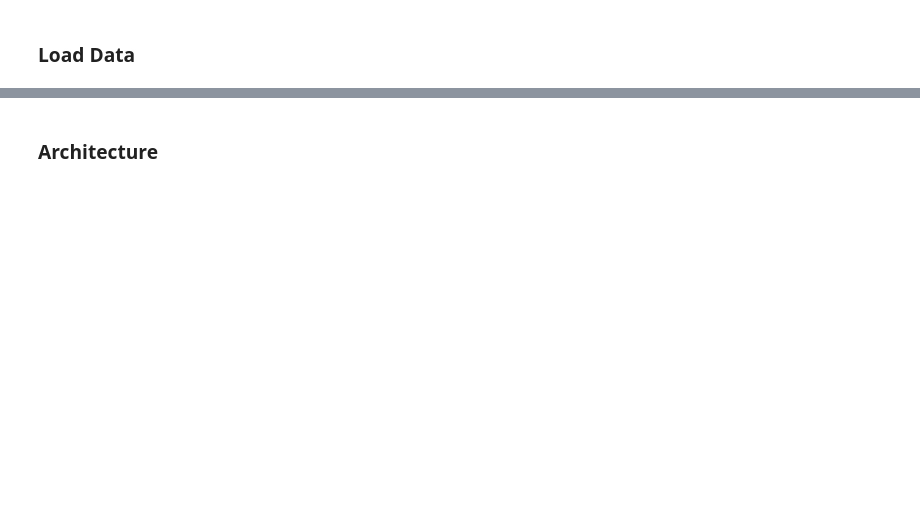
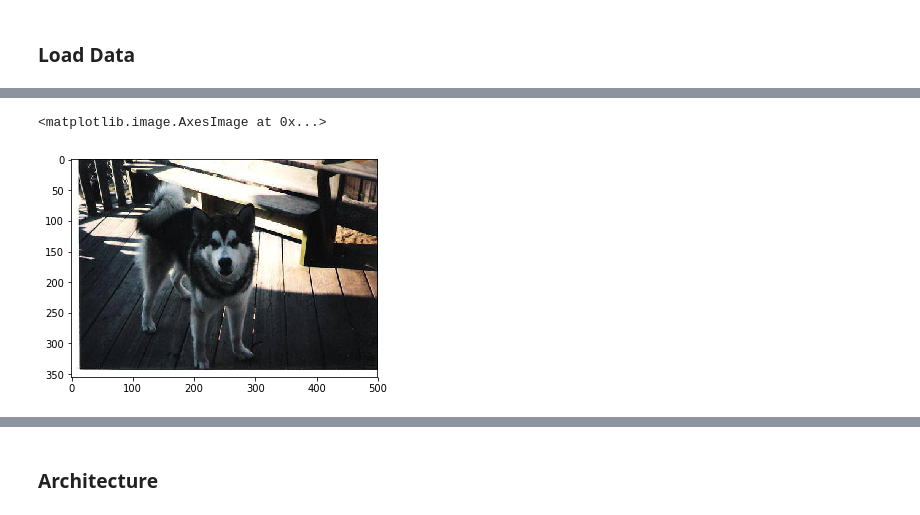
Before and after one commit to cholarajaa/fastai, a Jupyter notebook: courses/dl1/Ashaw-Lesson1-DogBreeds.ipynb, the cells around one changed output, grey strips where cells are left out. Saved outputs shown, nothing was run; the diff lists cells and outputs as text; code cells hidden in the pictures; blank space fills up the shorter version.

```diff
--- a/courses/dl1/Ashaw-Lesson1-DogBreeds.ipynb
+++ b/courses/dl1/Ashaw-Lesson1-DogBreeds.ipynb
@@ -28,3 +41,8 @@ df['id'].size
+# %%
+plt.imshow(plt.imread(f'{PATH}train/933e245251bc667ce6ff74f12dc998fe.jpg'))
+# %% [output]
+<matplotlib.image.AxesImage at 0x...>
+[figure, added]
 # %%
 test_file = PATH+'train/'+df['id'][0]+'.jpg'
 print(test_file)
```
Also changed, not shown: parts of 8 cells of this notebook, 6 other files.
